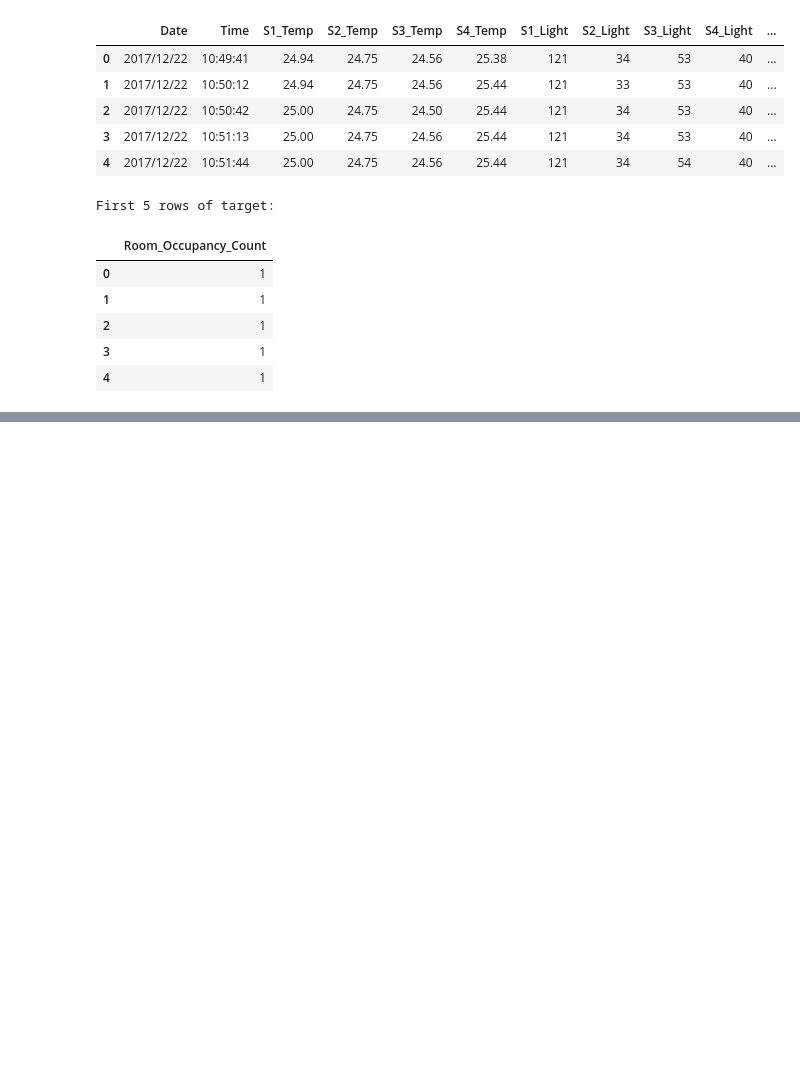
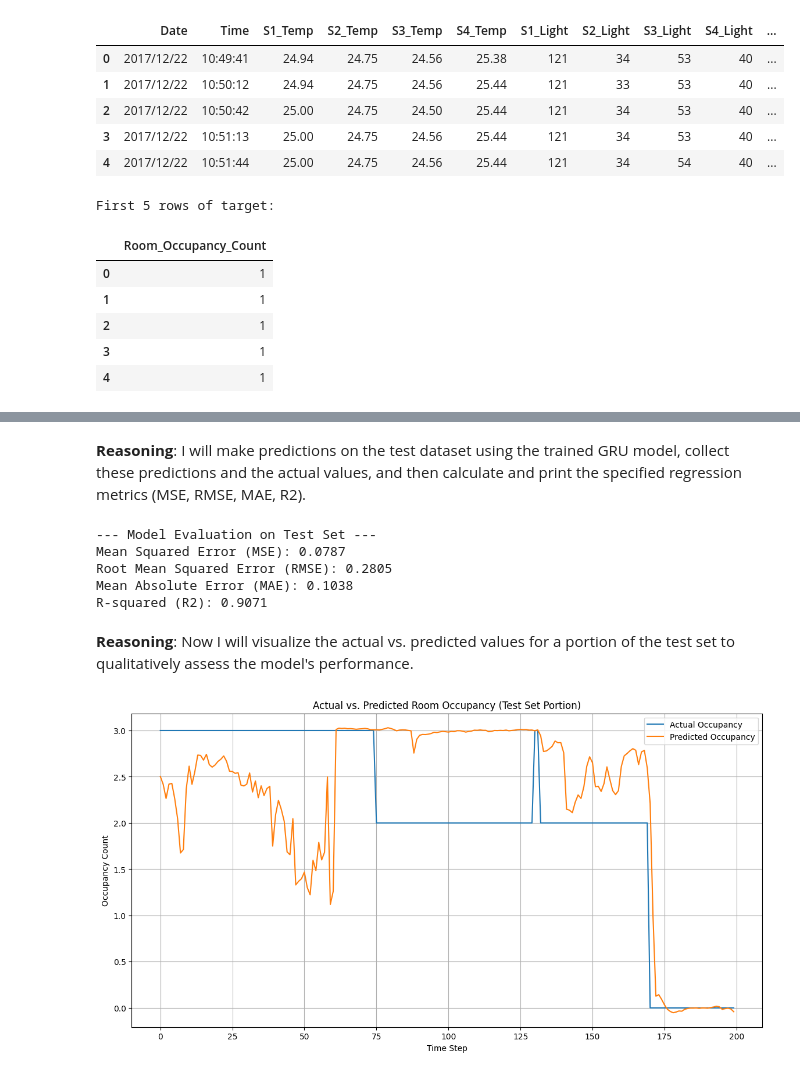
Before and after one commit to Luis-Menezes/NN_SupervisedLearning, a Jupyter notebook: project_4.ipynb, the cells around one changed output, grey strips where cells are left out. Saved outputs shown, nothing was run; the diff lists cells and outputs as text; code cells hidden in the pictures; blank space fills up the shorter version.

```diff
--- a/project_4.ipynb
+++ b/project_4.ipynb
@@ -343,0 +231,6 @@ Prediction horizon: 1
+# %%
+X_seq, y_seq = create_sequences(X_processed, y, sequence_length)
+
+print(f"Shape of X_seq (sequences): {X_seq.shape}")
+print(f"Shape of y_seq (targets): {y_seq.shape}")
+print("Sequences created successfully.")
@@ -343,0 +414,49 @@ Prediction horizon: 1
+# %% [markdown]
+**Reasoning**:
+I will make predictions on the test dataset using the trained GRU model, collect these predictions and the actual values, and then calculate and print the specified regression metrics (MSE, RMSE, MAE, R2).
+# %%
+model.eval() # Set model to evaluation mode
+predictions = []
+actuals = []
+
+with torch.no_grad(): # Disable gradient calculations
+    for inputs, targets in test_loader:
+        outputs = model(inputs)
+        predictions.extend(outputs.numpy())
+        actuals.extend(targets.numpy())
+
+predictions = np.array(predictions).flatten()
+actuals = np.array(actuals).flatten()
+
+# Calculate regression metrics
+mse = mean_squared_error(actuals, predictions)
+rmse = np.sqrt(mse)
+mae = mean_absolute_error(actuals, predictions)
+r2 = r2_score(actuals, predictions)
+
+print(f"\n--- Model Evaluation on Test Set ---")
+print(f"Mean Squared Error (MSE): {mse:.4f}")
+print(f"Root Mean Squared Error (RMSE): {rmse:.4f}")
+print(f"Mean Absolute Error (MAE): {mae:.4f}")
+print(f"R-squared (R2): {r2:.4f}")
+# %% [output]
+--- Model Evaluation on Test Set ---
+Mean Squared Error (MSE): 0.0787
+Root Mean Squared Error (RMSE): 0.2805
+Mean Absolute Error (MAE): 0.1038
+R-squared (R2): 0.9071
+# %% [markdown]
+**Reasoning**:
+Now I will visualize the actual vs. predicted values for a portion of the test set to qualitatively assess the model's performance.
+# %%
+plt.figure(figsize=(14, 7))
+plt.plot(actuals[100:300], label='Actual Occupancy')
+plt.plot(predictions[100:300], label='Predicted Occupancy')
+plt.title('Actual vs. Predicted Room Occupancy (Test Set Portion)')
+plt.xlabel('Time Step')
+plt.ylabel('Occupancy Count')
+plt.legend()
+plt.grid(True)
+plt.show()
+# %% [output]
+[figure, added]
```
Also changed, not shown: parts of 31 cells of this notebook.
